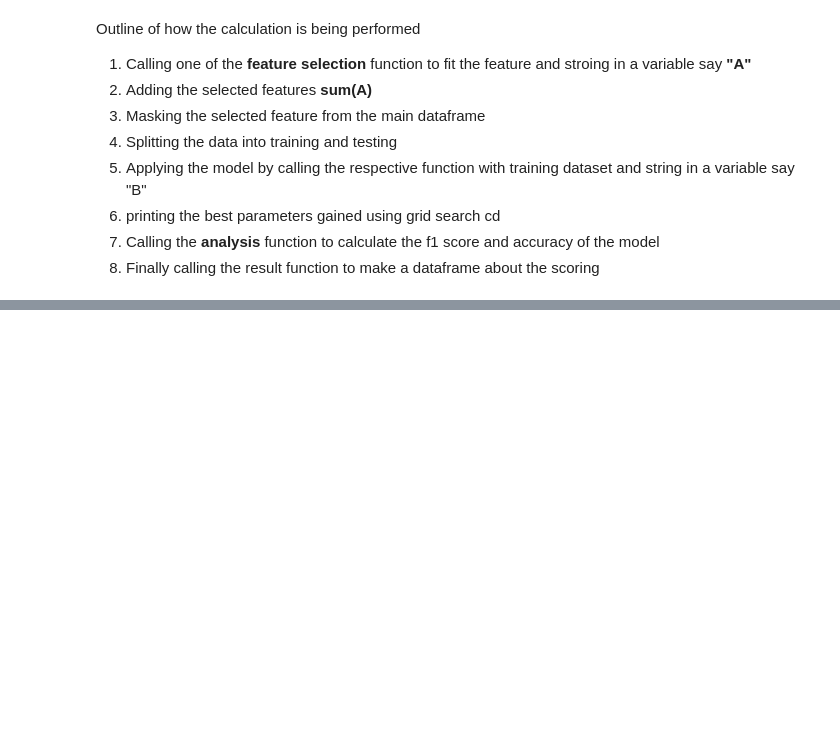
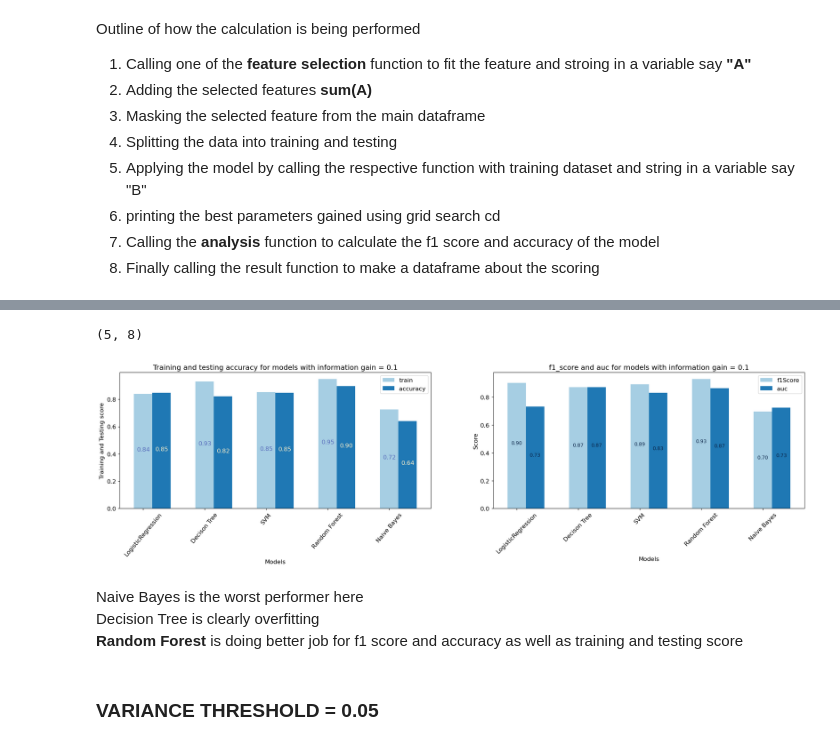
Before and after one commit to rlreshika/Parkinson-Disease-Prediction-using-Support-Vector-Classifier, a Jupyter notebook: main.ipynb, the cells around one changed output, grey strips where cells are left out. Saved outputs shown, nothing was run; the diff lists cells and outputs as text; code cells hidden in the pictures; blank space fills up the shorter version.

```diff
--- a/main.ipynb
+++ b/main.ipynb
@@ -395,0 +498,3 @@ result_
+# %%
+df1 = result_[(result_["method"]=="information_gain")& (result_["threshold"]==0.10)]
+df1
@@ -395,0 +508,4 @@ result_
+# %%
+df1.shape
+# %% [output]
+(5, 8)
@@ -395,0 +560,10 @@ result_
+# %%
+plotting(df1,title1 = "Training and testing accuracy for models with information gain = 0.1",title2 = "f1_score and auc for models with information gain = 0.1")
+# %% [output]
+[figure, added]
+# %% [markdown]
+Naive Bayes is the worst performer here \
+Decision Tree is clearly overfitting \
+<B>Random Forest</B> is doing better job for f1 score and accuracy as well as training and testing score
+# %% [markdown]
+### VARIANCE THRESHOLD = 0.05
```
Also changed, not shown: parts of 53 cells of this notebook.
